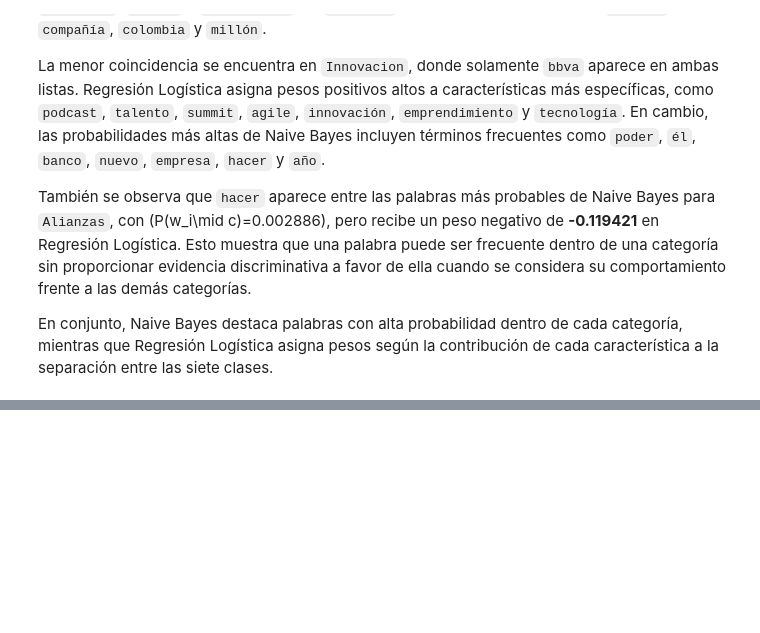
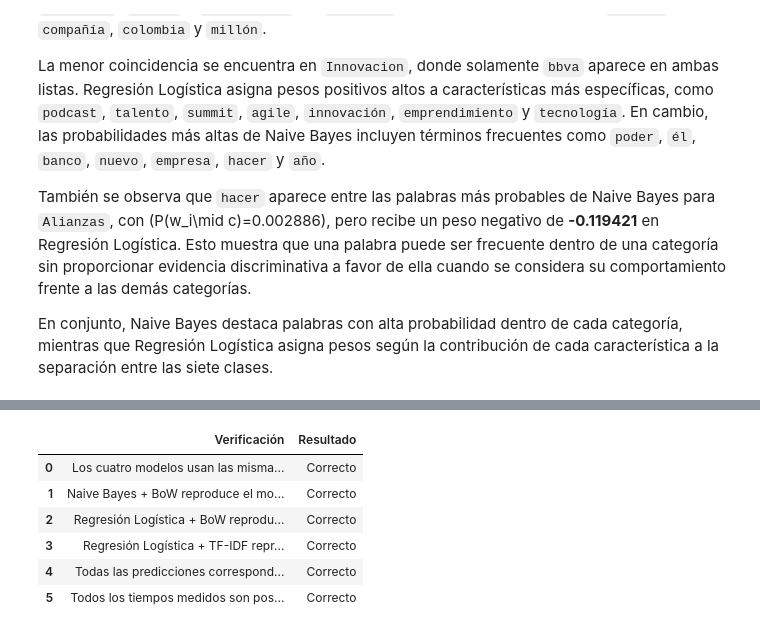
Before and after one commit to Jtanchezz/NLP, a Jupyter notebook: Lab4/lab4.ipynb, the cells around one changed output, grey strips where cells are left out. Drawn from its saved outputs; the diff is of its cells as text; code cells hidden in the pictures; blank space fills up the shorter version.

```diff
--- a/Lab4/lab4.ipynb
+++ b/Lab4/lab4.ipynb
@@ -2122,0 +2416,98 @@ En conjunto, Naive Bayes destaca palabras con alta probabilidad dentro de cada c
+# %%
+orden_clases_comparacion = (
+    modelo_comparacion_naive_bayes_bow
+    .classes_
+    .tolist()
+)
+
+modelos_comparacion = [
+    modelo_comparacion_naive_bayes_bow,
+    modelo_comparacion_naive_bayes_tfidf,
+    modelo_comparacion_regresion_logistica_bow,
+    modelo_comparacion_regresion_logistica_tfidf
+]
+
+verificaciones_resultados_comparacion = {
+    "Los cuatro modelos usan las mismas categorías": (
+        all(
+            modelo.classes_.tolist()
+            == orden_clases_comparacion
+            for modelo in modelos_comparacion
+        )
+    ),
+    "Naive Bayes + BoW reproduce el modelo del Lab 3": (
+        np.array_equal(
+            predicciones_comparacion_naive_bayes_bow_prueba,
+            modelo_bow.predict(
+                matriz_bow_prueba
+            )
+        )
+    ),
+    "Regresión Logística + BoW reproduce sus predicciones": (
+        np.array_equal(
+            predicciones_comparacion_regresion_logistica_bow_prueba,
+            predicciones_regresion_logistica_bow_prueba
+        )
+    ),
+    "Regresión Logística + TF-IDF reproduce sus predicciones": (
+        np.array_equal(
+            predicciones_comparacion_regresion_logistica_tfidf_prueba,
+            predicciones_regresion_logistica_tfidf_prueba
+        )
+    ),
+    "Todas las predicciones corresponden a prueba": (
+        all(
+            len(predicciones)
+            == len(etiquetas_prueba)
+            for predicciones in [
+                predicciones_comparacion_naive_bayes_bow_prueba,
+                predicciones_comparacion_naive_bayes_tfidf_prueba,
+                predicciones_comparacion_regresion_logistica_bow_prueba,
+                predicciones_comparacion_regresion_logistica_tfidf_prueba
+            ]
+        )
+    ),
+    "Todos los tiempos medidos son positivos": (
+        all(
+            tiempo > 0
+            for tiempo in [
+                tiempo_entrenamiento_naive_bayes_bow,
+                tiempo_entrenamiento_naive_bayes_tfidf,
+                tiempo_entrenamiento_regresion_logistica_bow,
+                tiempo_entrenamiento_regresion_logistica_tfidf
+            ]
+        )
+    )
+}
+
+tabla_verificacion_resultados_comparacion = (
+    pd.DataFrame({
+        "Verificación":
+            verificaciones_resultados_comparacion.keys(),
+        "Resultado": [
+            "Correcto" if resultado else "Error"
+            for resultado
+            in verificaciones_resultados_comparacion.values()
+        ]
+    })
+)
+
+if not all(
+    verificaciones_resultados_comparacion.values()
+):
+    raise AssertionError(
+        "Una o más verificaciones de "
+        "la comparación fallaron."
+    )
+
+display(
+    tabla_verificacion_resultados_comparacion
+)
+# %% [output]
+|  | Verificación | Resultado |
+| 0 | Los cuatro modelos usan las misma... | Correcto |
+| 1 | Naive Bayes + BoW reproduce el mo... | Correcto |
+| 2 | Regresión Logística + BoW reprodu... | Correcto |
+| 3 | Regresión Logística + TF-IDF repr... | Correcto |
+| 4 | Todas las predicciones correspond... | Correcto |
+| 5 | Todos los tiempos medidos son pos... | Correcto |
```
Also changed, not shown: parts of 6 cells of this notebook.
